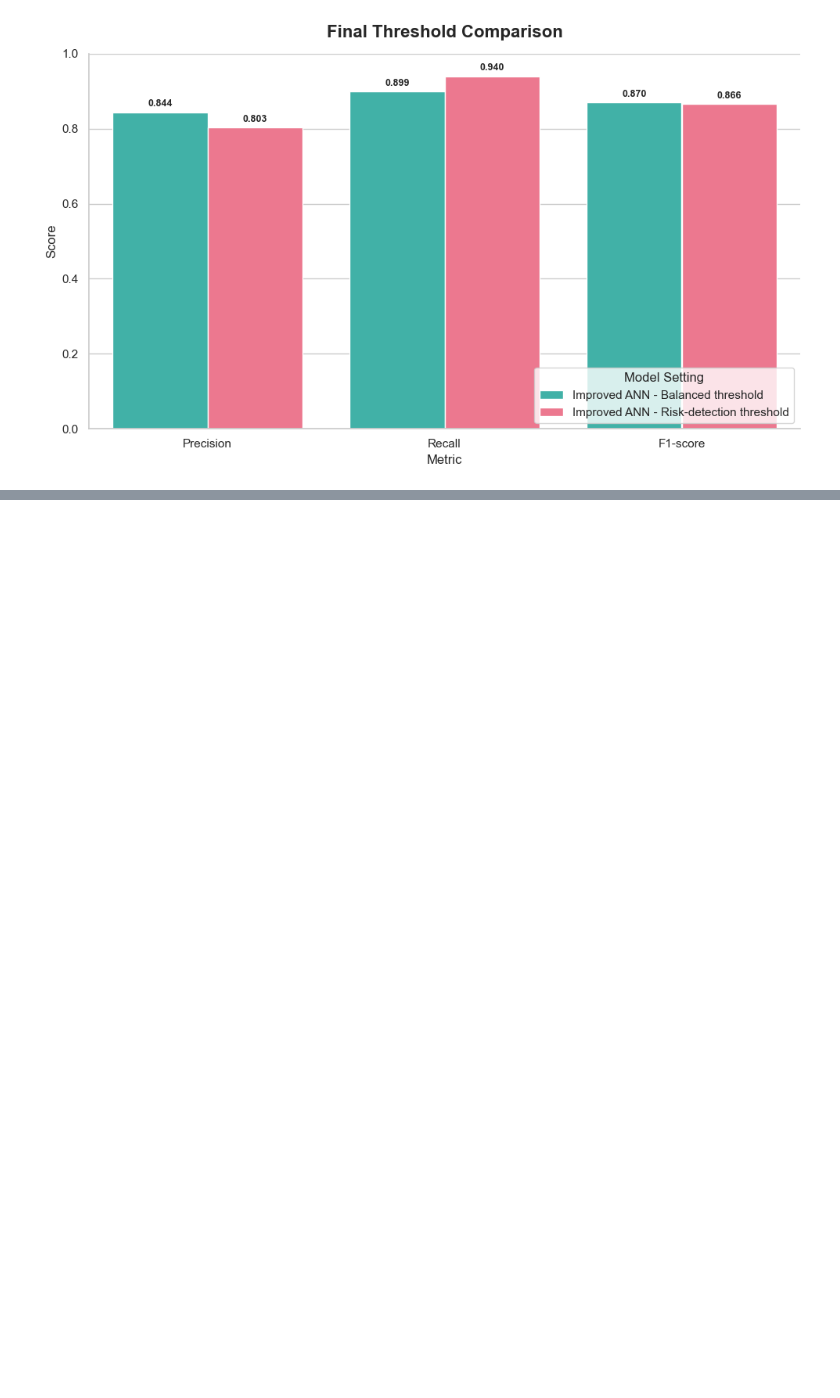
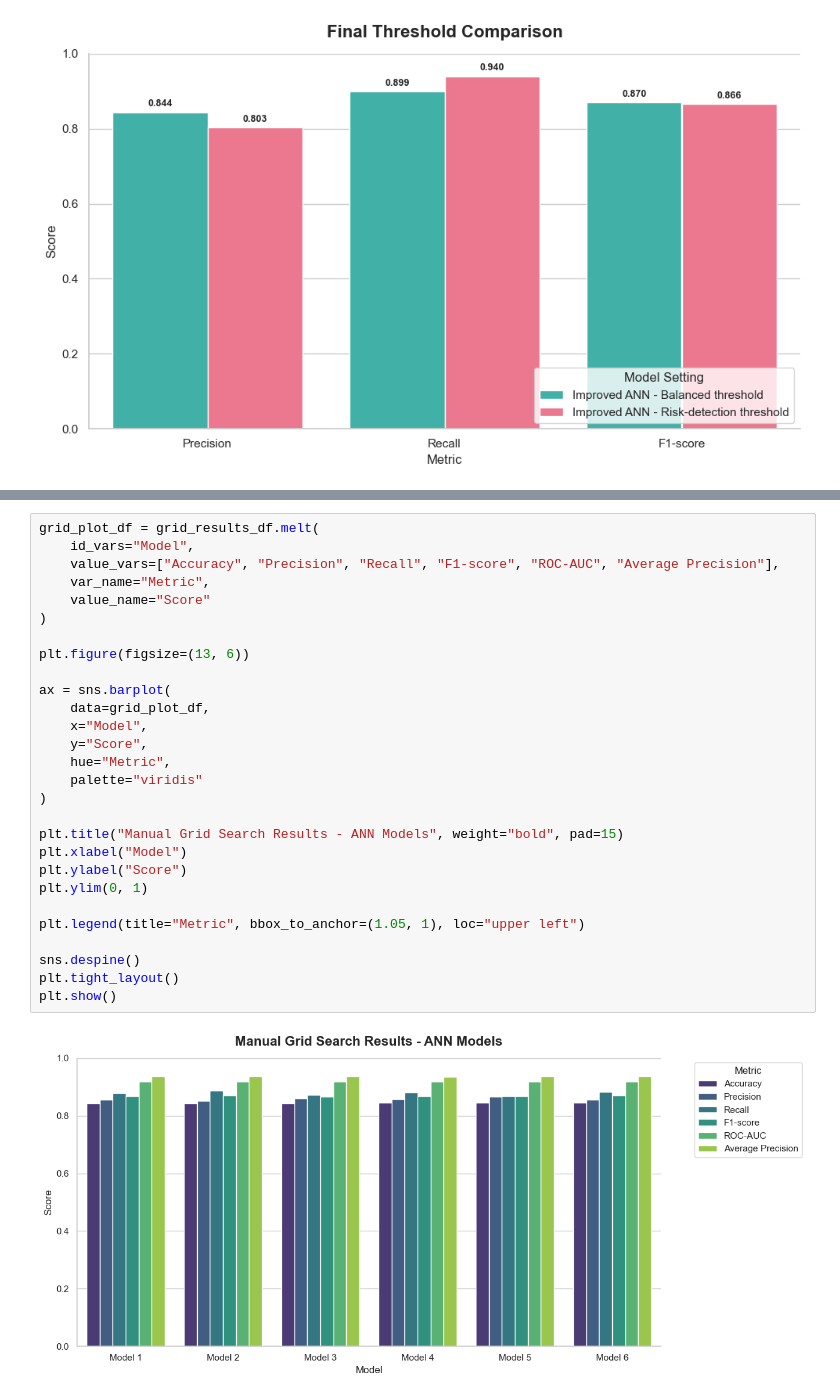
Before and after one commit to emmykristina/mental-health-prediction, a Jupyter notebook: notebooks/Mahtab/02_mahtab_preprocessing_ann.ipynb, the cells around one changed output, grey strips where cells are left out. Drawn from its saved outputs; the diff is of its cells as text; blank space fills up the shorter version.

Commit message:
Finalize ANN analysis with grid search and model conclusion

```diff
--- a/notebooks/Mahtab/02_mahtab_preprocessing_ann.ipynb
+++ b/notebooks/Mahtab/02_mahtab_preprocessing_ann.ipynb
@@ -942,0 +1087,30 @@ plt.show()
+# %%
+grid_plot_df = grid_results_df.melt(
+    id_vars="Model",
+    value_vars=["Accuracy", "Precision", "Recall", "F1-score", "ROC-AUC", "Average Precision"],
+    var_name="Metric",
+    value_name="Score"
+)
+
+plt.figure(figsize=(13, 6))
+
+ax = sns.barplot(
+    data=grid_plot_df,
+    x="Model",
+    y="Score",
+    hue="Metric",
+    palette="viridis"
+)
+
+plt.title("Manual Grid Search Results - ANN Models", weight="bold", pad=15)
+plt.xlabel("Model")
+plt.ylabel("Score")
+plt.ylim(0, 1)
+
+plt.legend(title="Metric", bbox_to_anchor=(1.05, 1), loc="upper left")
+
+sns.despine()
+plt.tight_layout()
+plt.show()
+# %% [output]
+[figure, added]
```
Also changed, not shown: parts of 13 cells of this notebook, 2 other files.
